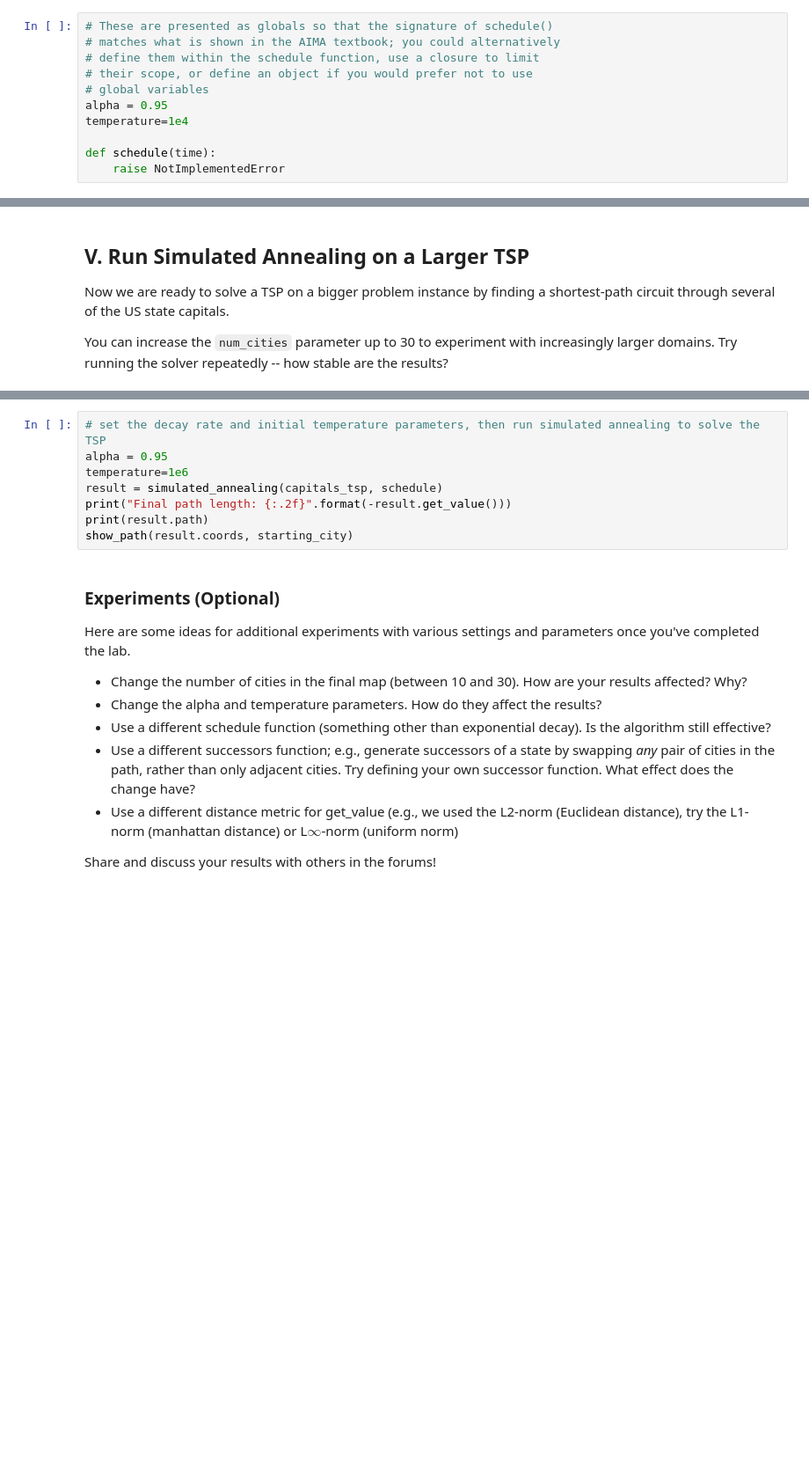
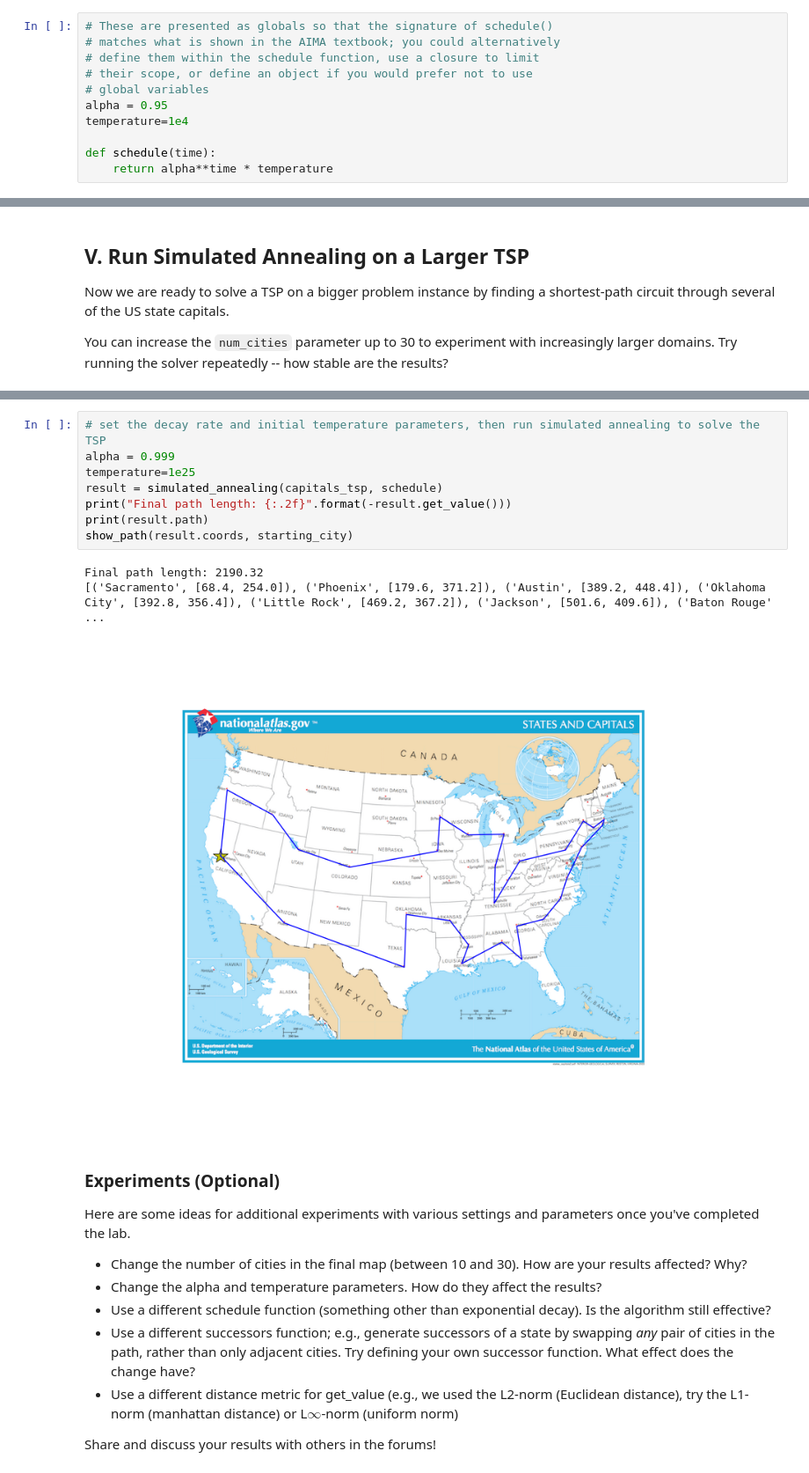
Before and after one commit to AnmolMago/Artificial-Intelligence, a Jupyter notebook: Simulated Annealing/AIND-Simulated_Annealing.ipynb, the cells around one changed output, grey strips where cells are left out. Shown: that part at 88% size. Drawn from its saved outputs; the diff is of its cells as text; blank space fills up the shorter version.

```diff
--- a/Simulated Annealing/AIND-Simulated_Annealing.ipynb
+++ b/Simulated Annealing/AIND-Simulated_Annealing.ipynb
@@ -210,7 +233,7 @@ alpha = 0.95
 temperature=1e4
 
 def schedule(time):
-    raise NotImplementedError
+    return alpha**time * temperature
 # %% [markdown]
 ### Testing the Temperature Schedule
 The following tests should validate the temperature schedule function and perform a simple test of the simulated annealing function to solve a small TSP test case
@@ -243,11 +275,15 @@ show_path(capitals_tsp.coords, starting_city)
 # %%
 # set the decay rate and initial temperature parameters, then run simulated annealing to solve the TSP
-alpha = 0.95
-temperature=1e6
+alpha = 0.999
+temperature=1e25
 result = simulated_annealing(capitals_tsp, schedule)
 print("Final path length: {:.2f}".format(-result.get_value()))
 print(result.path)
 show_path(result.coords, starting_city)
+# %% [output]
+Final path length: 2190.32
+[('Sacramento', [68.4, 254.0]), ('Phoenix', [179.6, 371.2]), ('Austin', [389.2, 448.4]), ('Oklahoma City', [392.8, 356.4]), ('Little Rock', [469.2, 367.2]), ('Jackson', [501.6, 409.6]), ('Baton Rouge' ...
+[figure, added]
 # %% [markdown]
 ### Experiments (Optional)
 Here are some ideas for additional experiments with various settings and parameters once you've completed the lab.
```
Also changed, not shown: parts of 5 cells of this notebook.
